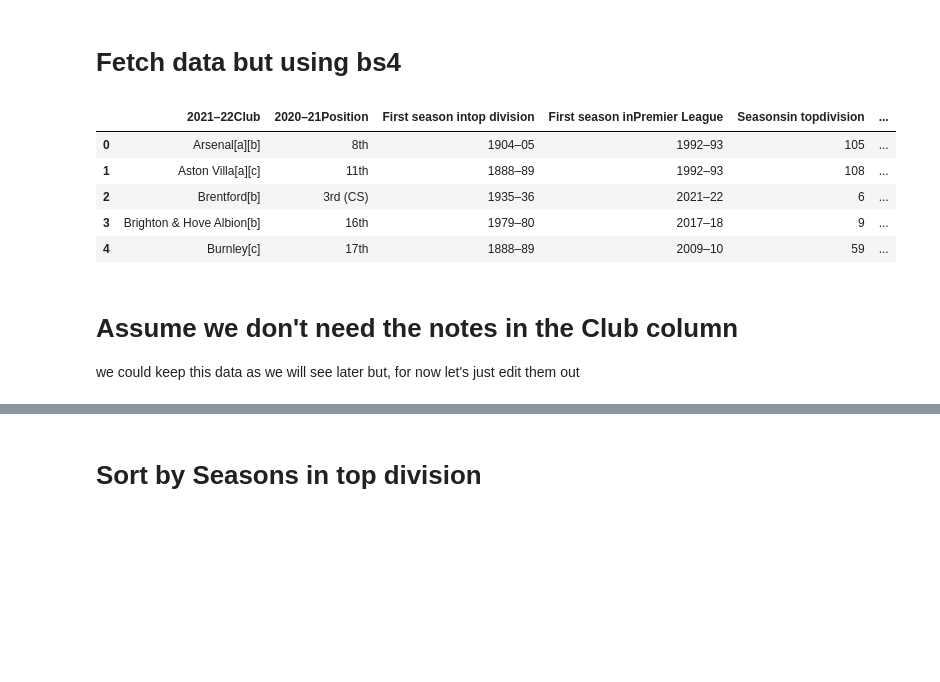
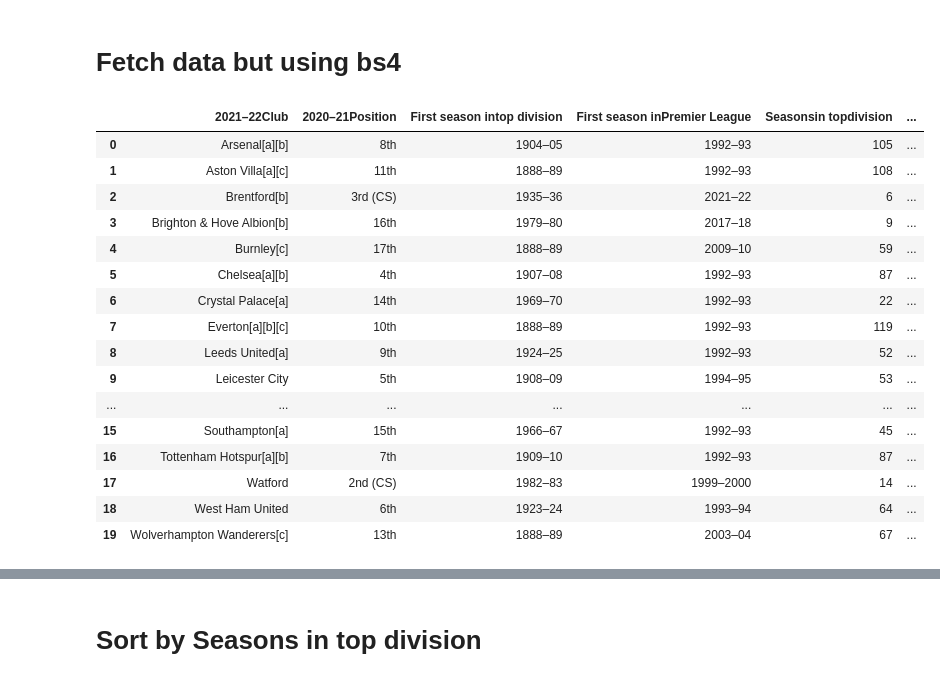
Before and after one commit to alanjones2/Alan-Jones-article-code, a Jupyter notebook: Wikitable/wikitable.ipynb, the cells around one changed output, grey strips where cells are left out. Drawn from its saved outputs; the diff is of its cells as text; code cells hidden in the pictures; blank space fills up the shorter version.

```diff
--- a/Wikitable/wikitable.ipynb
+++ b/Wikitable/wikitable.ipynb
@@ -30,14 +48,22 @@ infotable[0].head()
 infotable = pd.read_html(url,match="Position",flavor='bs4')
 # %%
 infotable=infotable[0]
-infotable.head()
+infotable
 # %% [output]
 |  | 2021–22Club | 2020–21Position | First season intop division | First season inPremier League | Seasonsin topdivision | ... |
 | 0 | Arsenal[a][b] | 8th | 1904–05 | 1992–93 | 105 | ... |
 | 1 | Aston Villa[a][c] | 11th | 1888–89 | 1992–93 | 108 | ... |
 | 2 | Brentford[b] | 3rd (CS) | 1935–36 | 2021–22 | 6 | ... |
 | 3 | Brighton & Hove Albion[b] | 16th | 1979–80 | 2017–18 | 9 | ... |
 | 4 | Burnley[c] | 17th | 1888–89 | 2009–10 | 59 | ... |
+| 5 | Chelsea[a][b] | 4th | 1907–08 | 1992–93 | 87 | ... |
+| 6 | Crystal Palace[a] | 14th | 1969–70 | 1992–93 | 22 | ... |
+| 7 | Everton[a][b][c] | 10th | 1888–89 | 1992–93 | 119 | ... |
+| 8 | Leeds United[a] | 9th | 1924–25 | 1992–93 | 52 | ... |
+| 9 | Leicester City | 5th | 1908–09 | 1994–95 | 53 | ... |
+| ... | ... | ... | ... | ... | ... | ... |
+| 15 | Southampton[a] | 15th | 1966–67 | 1992–93 | 45 | ... |
+| 16 | Tottenham Hotspur[a][b] | 7th | 1909–10 | 1992–93 | 87 | ... |
+| 17 | Watford | 2nd (CS) | 1982–83 | 1999–2000 | 14 | ... |
+| 18 | West Ham United | 6th | 1923–24 | 1993–94 | 64 | ... |
+| 19 | Wolverhampton Wanderers[c] | 13th | 1888–89 | 2003–04 | 67 | ... |
-# %% [markdown]
-# Assume we don't need the notes in the Club column
-we could keep this data as we will see later but, for now let's just edit them out
```
Also changed, not shown: parts of 20 cells of this notebook.
